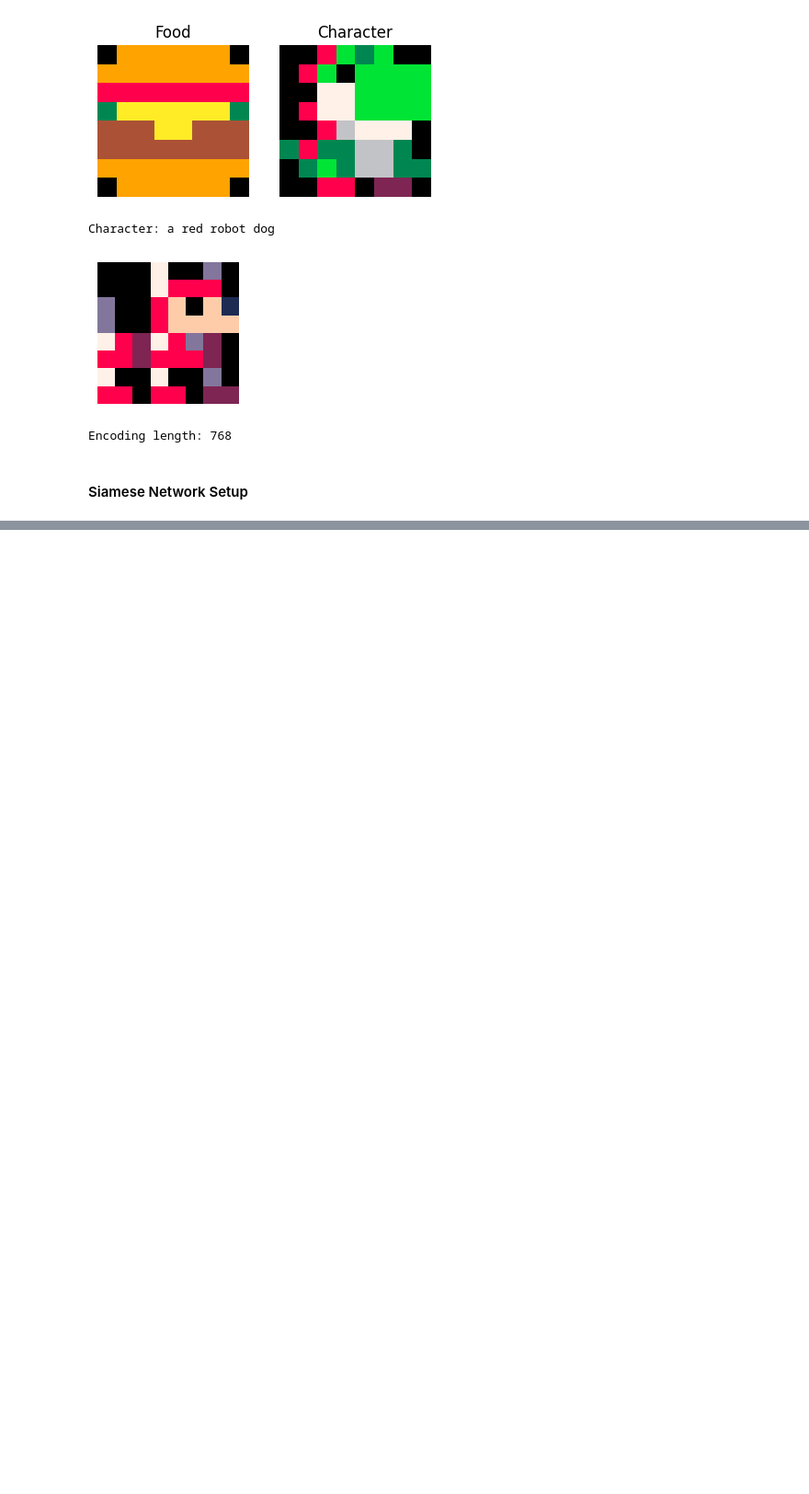
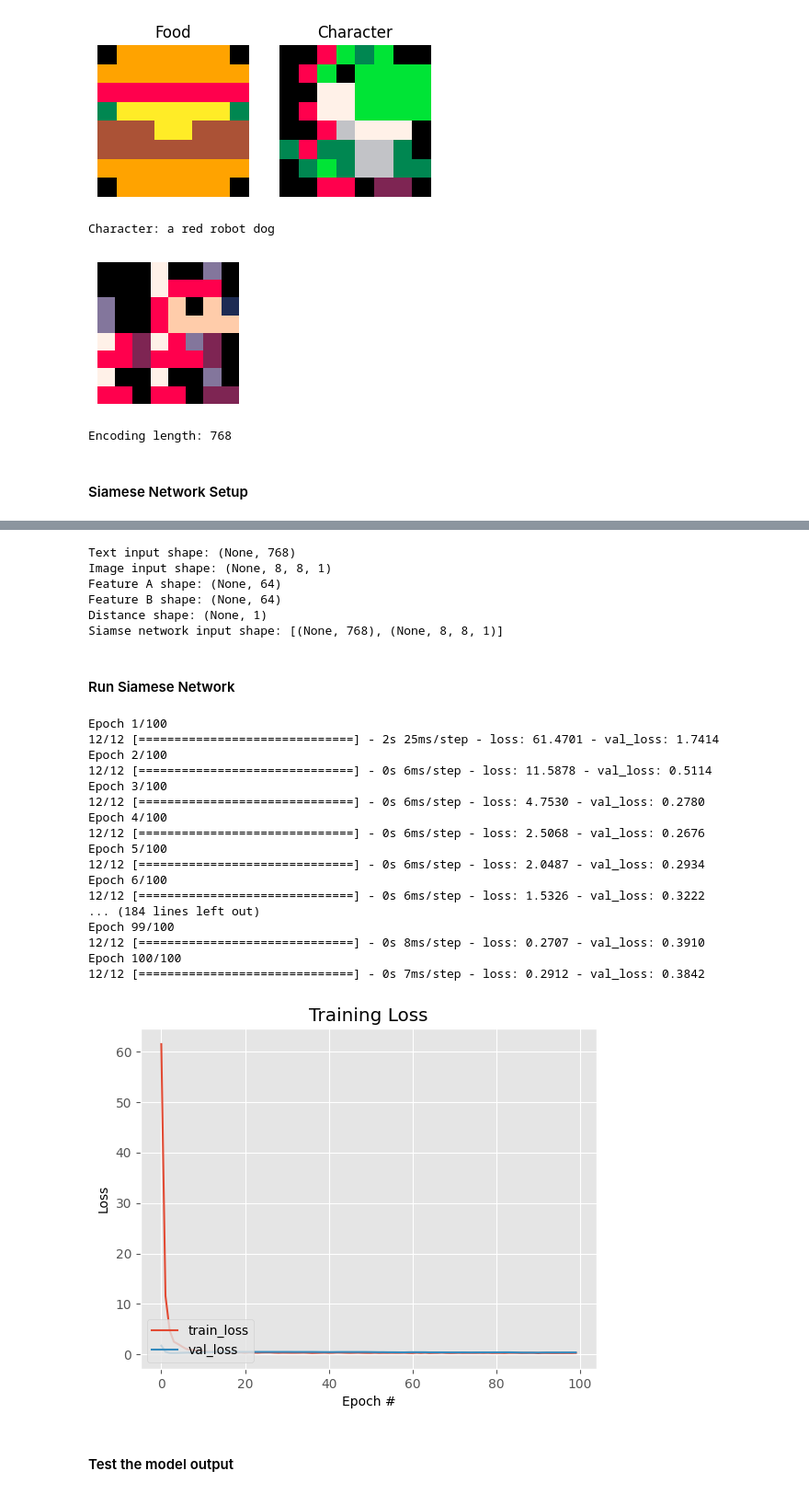
Before and after one commit to MasterMilkX/BMO_chatbot_prototype, a Jupyter notebook: Experimental_Notebooks/sprite_siamese.ipynb, the cells around one changed output, grey strips where cells are left out. Shown at 92% size. Saved outputs shown, nothing was run; the diff lists cells and outputs as text; code cells hidden in the pictures; blank space fills up the shorter version.

Commit message:
siamese network prelim results

```diff
--- a/Experimental_Notebooks/sprite_siamese.ipynb
+++ b/Experimental_Notebooks/sprite_siamese.ipynb
@@ -86,6 +96,14 @@ print(f"Encoding length: {len(desc_enc)}")
 Character: a red robot dog
 [figure]
 Encoding length: 768
+# %%
+# configure the training parameters
+SIAM_CONFIG = {
+    "EPOCHS": 0,
+    "BATCH_SIZE": 16,
+    "VAL_SPLIT": 0.1}
+
+SIAM_CONFIG["MODEL_PATH"] = f"../models/siamese_txt2img/smn_pico_char-{SIAM_CONFIG['EPOCHS']}e.h5"
 # %% [markdown]
 #### Siamese Network Setup
 # %%
@@ -111,0 +297,65 @@ X_dat, y_dat = pairing(pico_char_dat, pico_char_labels_emb)
+# %%
+# sanity check the model
+print(f"Text input shape: {textIn.input_shape}")
+print(f"Image input shape: {imgIn.shape}")
+print(f"Feature A shape: {featsA.shape}")
+print(f"Feature B shape: {featsB.shape}")
+print(f"Distance shape: {distance.shape}")
+
+print(f"Siamse network input shape: {smn.input_shape}")
+# %% [output]
+Text input shape: (None, 768)
+Image input shape: (None, 8, 8, 1)
+Feature A shape: (None, 64)
+Feature B shape: (None, 64)
+Distance shape: (None, 1)
+Siamse network input shape: [(None, 768), (None, 8, 8, 1)]
+# %% [markdown]
+#### Run Siamese Network
+# %%
+# plot the training history
+def plot_training(H):
+    # construct a plot that plots and saves the training history
+    plt.style.use("ggplot")
+    plt.figure()
+    plt.plot(H.history["loss"], label="train_loss")
+    if "val_loss" in H.history:
+        plt.plot(H.history["val_loss"], label="val_loss")
+    plt.title("Training Loss")
+    plt.xlabel("Epoch #")
+    plt.ylabel("Loss")
+    plt.legend(loc="lower left")
+    plt.show()
+# %%
+# train the model
+# with tf.device('/device:GPU:0'):
+history = smn.fit(
+    [Xt_dat_txt, Xt_dat_img], y_train,
+    validation_data=([Xv_dat_txt, Xv_dat_img], y_val),
+    batch_size=SIAM_CONFIG['BATCH_SIZE'],
+    epochs=SIAM_CONFIG['EPOCHS'],
+    shuffle=True)
+
+plot_training(history)
+smn.save(SIAM_CONFIG["MODEL_PATH"])
+# %% [output]
+Epoch 1/100
+12/12 [==============================] - 2s 25ms/step - loss: 61.4701 - val_loss: 1.7414
+Epoch 2/100
+12/12 [==============================] - 0s 6ms/step - loss: 11.5878 - val_loss: 0.5114
+Epoch 3/100
+12/12 [==============================] - 0s 6ms/step - loss: 4.7530 - val_loss: 0.2780
+Epoch 4/100
+12/12 [==============================] - 0s 6ms/step - loss: 2.5068 - val_loss: 0.2676
+Epoch 5/100
+12/12 [==============================] - 0s 6ms/step - loss: 2.0487 - val_loss: 0.2934
+Epoch 6/100
+12/12 [==============================] - 0s 6ms/step - loss: 1.5326 - val_loss: 0.3222
+... (184 lines left out)
+Epoch 99/100
+12/12 [==============================] - 0s 8ms/step - loss: 0.2707 - val_loss: 0.3910
+Epoch 100/100
+12/12 [==============================] - 0s 7ms/step - loss: 0.2912 - val_loss: 0.3842
+[figure, added]
+# %% [markdown]
+#### Test the model output
```
Also changed, not shown: parts of 9 cells of this notebook, 2 other files.
